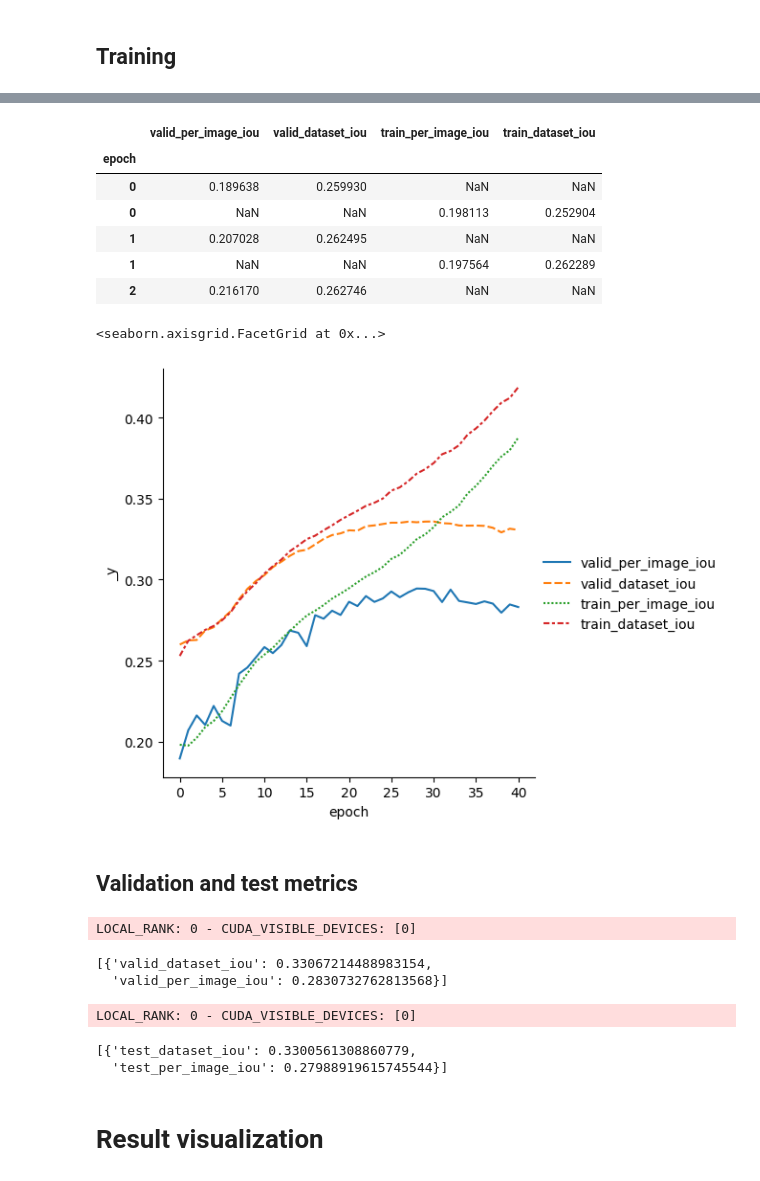
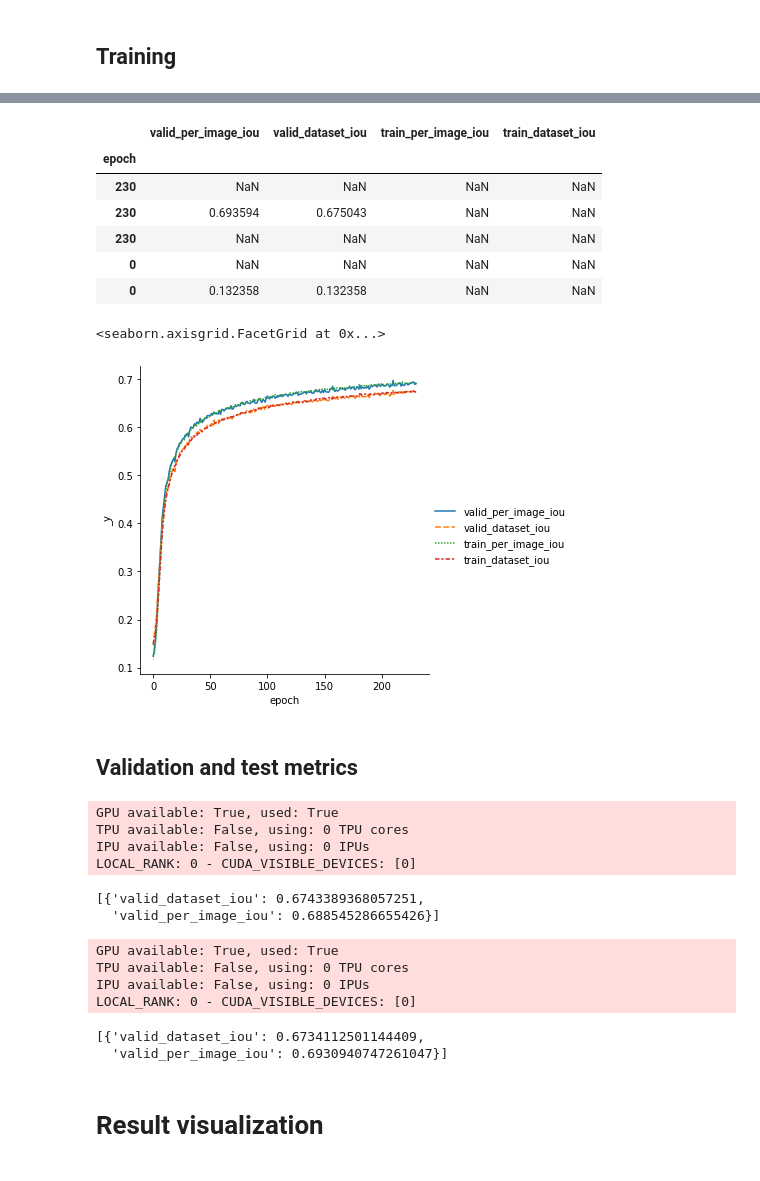
Before and after one commit to bodias/Transformer-Encoders-for-Image-Segmentation, a Jupyter notebook: binary_segmentation_resnet34.ipynb, the cells around one changed output, grey strips where cells are left out. Cells and saved outputs as stored; diff of their text form; code cells hidden in the pictures.

```diff
--- a/binary_segmentation_resnet34.ipynb
+++ b/binary_segmentation_resnet34.ipynb
@@ -316,20 +347,26 @@ Metric valid_dataset_iou improved by 0.004 >= min_delta = 0.0. New best score: 0
+# %%
+metrics = pd.DataFrame()
+versions = os.listdir("logs-resnet/default/")
+for version in versions:
+    if os.path.exists(f"logs-resnet/default/{version}/metrics.csv"):
+        metrics = pd.concat([metrics, pd.read_csv(f"logs-resnet/default/{version}/metrics.csv")])
 # %%
-metrics = pd.read_csv(f"logs/default/version_0/metrics.csv")
+# metrics = pd.read_csv(f"logs-resnet/default/version_0/metrics.csv")
 #drop test metrics because they are not available
 metrics = metrics.drop(columns=["test_per_image_iou", "test_dataset_iou"])
 del metrics["step"]
 metrics.set_index("epoch", inplace=True)
-display(metrics.dropna(axis=1, how="all").head())
+display(metrics.dropna(axis=1, how="all").tail())
 sns.relplot(data=metrics, kind="line")
 # %% [output]
 |  | valid_per_image_iou | valid_dataset_iou | train_per_image_iou | train_dataset_iou |
 | epoch |  |  |  |  |
-| 0 | 0.189638 | 0.259930 | NaN | NaN |
-| 0 | NaN | NaN | 0.198113 | 0.252904 |
-| 1 | 0.207028 | 0.262495 | NaN | NaN |
-| 1 | NaN | NaN | 0.197564 | 0.262289 |
-| 2 | 0.216170 | 0.262746 | NaN | NaN |
+| 230 | NaN | NaN | NaN | NaN |
+| 230 | 0.693594 | 0.675043 | NaN | NaN |
+| 230 | NaN | NaN | NaN | NaN |
+| 0 | NaN | NaN | NaN | NaN |
+| 0 | 0.132358 | 0.132358 | NaN | NaN |
 <seaborn.axisgrid.FacetGrid at 0x...>
-[figure, old version]
+[figure, new version]
 # %% [markdown]
 ## Validation and test metrics
@@ -336,19 +378,31 @@ sns.relplot(data=metrics, kind="line")
 # %%
 # run validation dataset
+trainer = pl.Trainer(gpus=1,
+                     accelerator='auto',
+                     devices=device,)
 valid_metrics = trainer.validate(model, dataloaders=valid_dataloader, verbose=False)
 pprint(valid_metrics)
 # %% [output]
+GPU available: True, used: True
+TPU available: False, using: 0 TPU cores
+IPU available: False, using: 0 IPUs
 LOCAL_RANK: 0 - CUDA_VISIBLE_DEVICES: [0]
-[{'valid_dataset_iou': 0.33067214488983154,
-  'valid_per_image_iou': 0.2830732762813568}]
+[{'valid_dataset_iou': 0.6743389368057251,
+  'valid_per_image_iou': 0.688545286655426}]
 # %%
-# run test dataset
-test_metrics = trainer.test(model, dataloaders=test_dataloader, verbose=False)
-pprint(test_metrics)
+# run validation dataset
+trainer = pl.Trainer(gpus=1,
+                     accelerator='auto',
+                     devices=device,)
+valid_metrics = trainer.validate(model, dataloaders=valid_dataloader, verbose=False)
+pprint(valid_metrics)
 # %% [output]
+GPU available: True, used: True
+TPU available: False, using: 0 TPU cores
+IPU available: False, using: 0 IPUs
 LOCAL_RANK: 0 - CUDA_VISIBLE_DEVICES: [0]
-[{'test_dataset_iou': 0.3300561308860779,
-  'test_per_image_iou': 0.27988919615745544}]
+[{'valid_dataset_iou': 0.6734112501144409,
+  'valid_per_image_iou': 0.6930940747261047}]
 # %% [markdown]
 # Result visualization
 # %%
```
Also changed, not shown: parts of 20 cells of this notebook, 2 other files.
